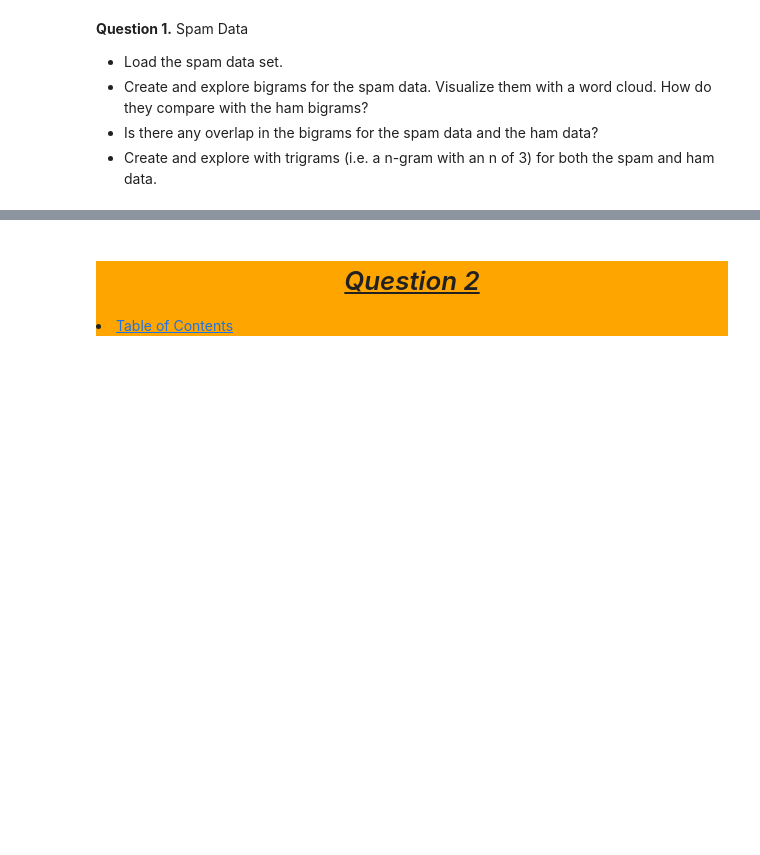
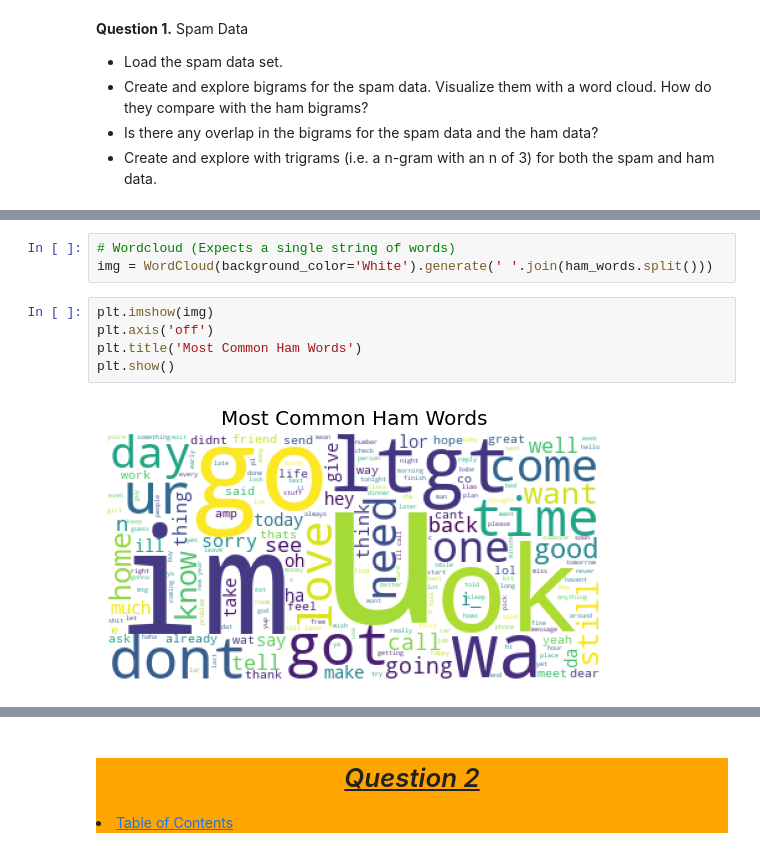
Before and after one commit to Jared-Wood135/natural-language-processing-exercises, a Jupyter notebook: explore.ipynb, the cells around one changed output, grey strips where cells are left out. Saved outputs shown, nothing was run; the diff lists cells and outputs as text; blank space fills up the shorter version.

```diff
--- a/explore.ipynb
+++ b/explore.ipynb
@@ -54,0 +171,10 @@ mpl.style.use('bmh')
+# %%
+# Wordcloud (Expects a single string of words)
+img = WordCloud(background_color='White').generate(' '.join(ham_words.split()))
+# %%
+plt.imshow(img)
+plt.axis('off')
+plt.title('Most Common Ham Words')
+plt.show()
+# %% [output]
+[figure, added]
```
Also changed, not shown: parts of 15 cells of this notebook.
